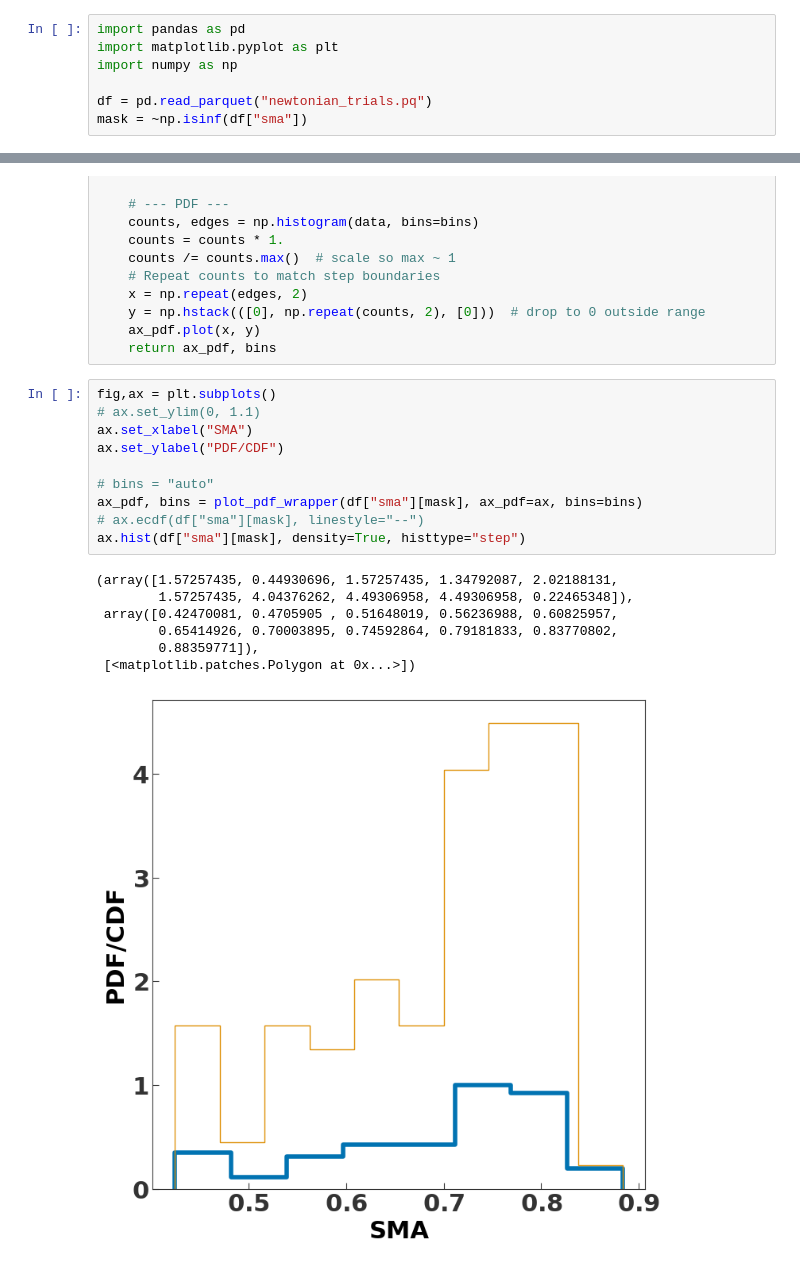
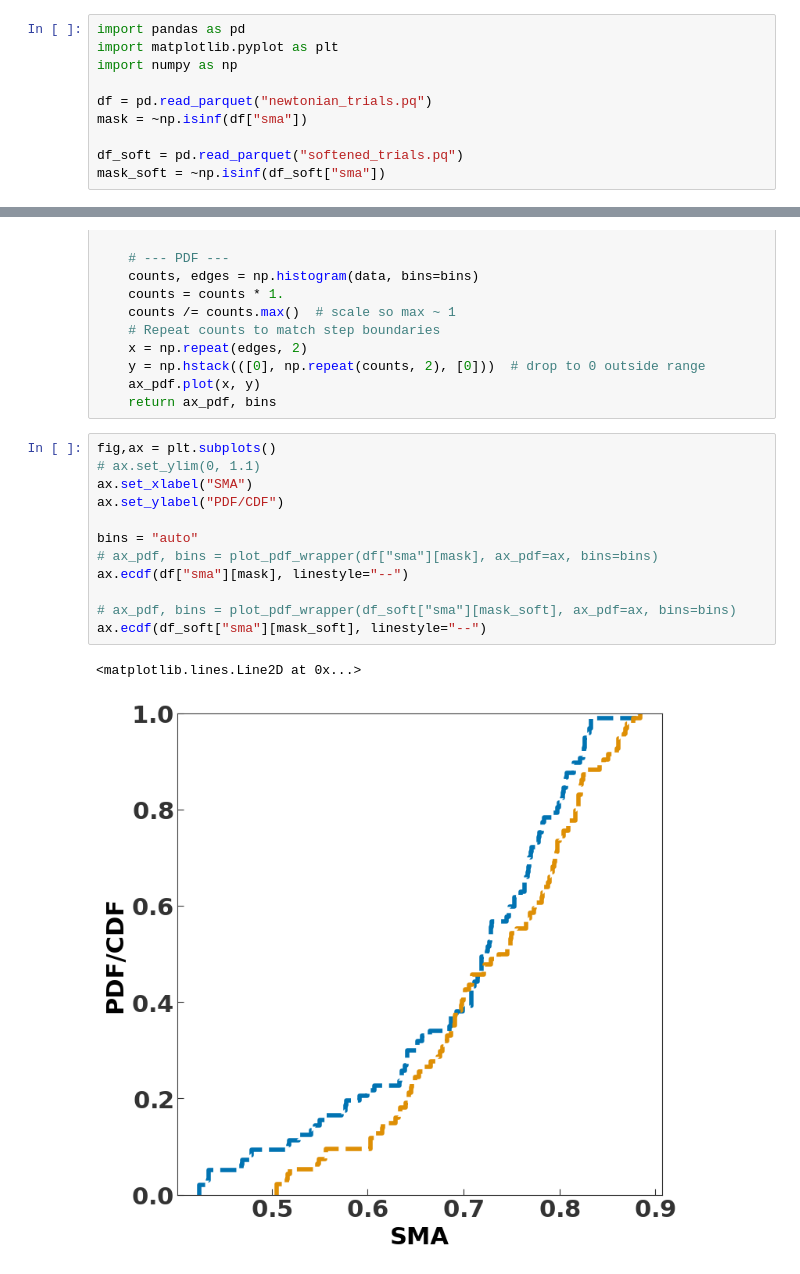
Before and after one commit to annasherar/triple_simulations, a Jupyter notebook: scattering_data_analysis.ipynb, the cells around one changed output, grey strips where cells are left out. Saved outputs shown, nothing was run; the diff lists cells and outputs as text.

Commit message:
Updating softened integrations, and data analysis

```diff
--- a/scattering_data_analysis.ipynb
+++ b/scattering_data_analysis.ipynb
@@ -5,6 +5,9 @@ import numpy as np
 
 df = pd.read_parquet("newtonian_trials.pq")
 mask = ~np.isinf(df["sma"])
+
+df_soft = pd.read_parquet("softened_trials.pq")
+mask_soft = ~np.isinf(df_soft["sma"])
 # %%
 def plot_pdf_wrapper(data, bins='auto', ax_pdf=None):
     """
@@ -37,21 +40,18 @@ def plot_pdf_wrapper(data, bins='auto', ax_pdf=None):
 # %%
 fig,ax = plt.subplots()
 # ax.set_ylim(0, 1.1)
 ax.set_xlabel("SMA")
 ax.set_ylabel("PDF/CDF")
 
-# bins = "auto"
-ax_pdf, bins = plot_pdf_wrapper(df["sma"][mask], ax_pdf=ax, bins=bins)
-# ax.ecdf(df["sma"][mask], linestyle="--")
-ax.hist(df["sma"][mask], density=True, histtype="step")
+bins = "auto"
+# ax_pdf, bins = plot_pdf_wrapper(df["sma"][mask], ax_pdf=ax, bins=bins)
+ax.ecdf(df["sma"][mask], linestyle="--")
+
+# ax_pdf, bins = plot_pdf_wrapper(df_soft["sma"][mask_soft], ax_pdf=ax, bins=bins)
+ax.ecdf(df_soft["sma"][mask_soft], linestyle="--")
 # %% [output]
-(array([1.57257435, 0.44930696, 1.57257435, 1.34792087, 2.02188131,
-        1.57257435, 4.04376262, 4.49306958, 4.49306958, 0.22465348]),
- array([0.42470081, 0.4705905 , 0.51648019, 0.56236988, 0.60825957,
-        0.65414926, 0.70003895, 0.74592864, 0.79181833, 0.83770802,
-        0.88359771]),
- [<matplotlib.patches.Polygon at 0x...>])
+<matplotlib.lines.Line2D at 0x...>
-[figure, old version]
+[figure, new version]
 # %%
 fig,ax = plt.subplots()
 ax.set_ylim(0, 1.1)
```
Also changed, not shown: parts of 6 cells of this notebook, 1 other file.
